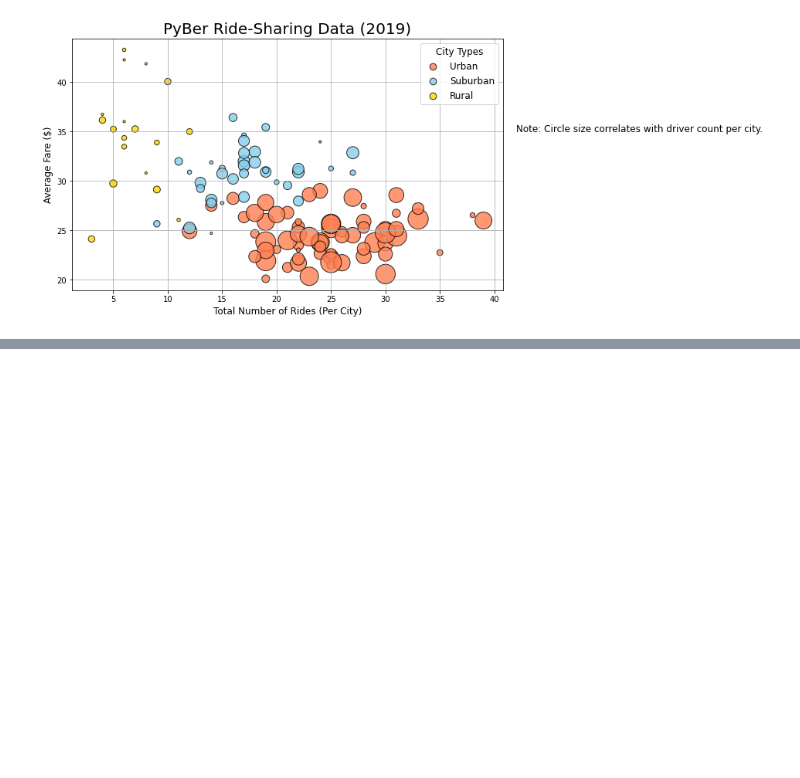
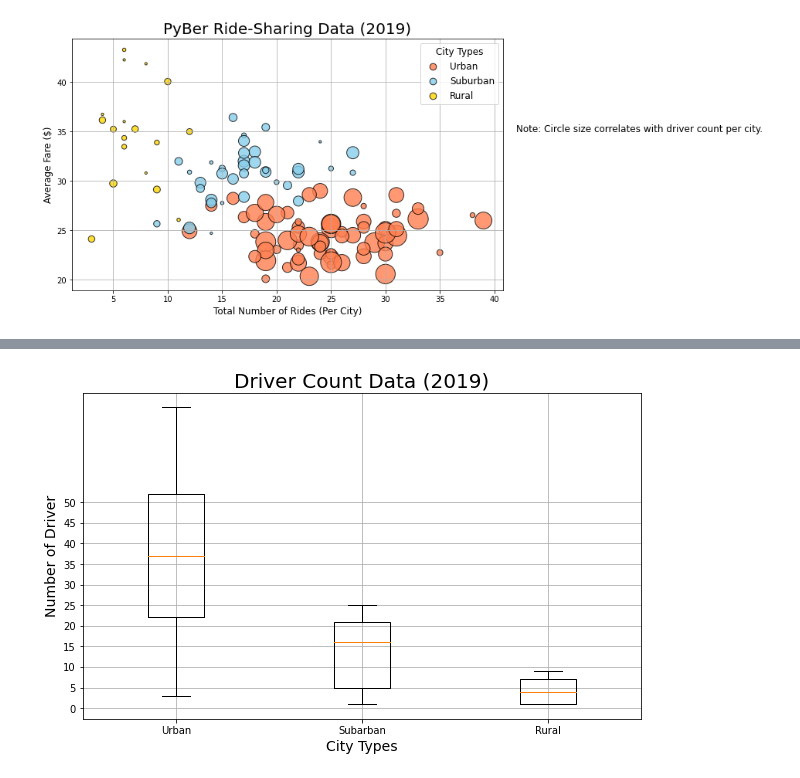
Before and after one commit to Komal77rao/PyBer_Analysis, a Jupyter notebook: PyBer.ipynb, the cells around one changed output, grey strips where cells are left out. Cells and saved outputs as stored; diff of their text form; code cells hidden in the pictures; blank space fills up the shorter version.

```diff
--- a/PyBer.ipynb
+++ b/PyBer.ipynb
@@ -244,0 +448,4 @@ plt.show()
+# %%
+# Get the driver count data from the urban cities.
+urban_drivers = urban_cities_df['driver_count']
+urban_drivers.head()
@@ -244,0 +472,2 @@ plt.show()
+# %%
+suburban_drivers = suburban_cities_df["driver_count"]
@@ -244,0 +487,2 @@ plt.show()
+# %%
+rural_drivers = rural_cities_df['driver_count']
@@ -244,0 +549,12 @@ plt.show()
+# %%
+x_labels2 = ["Urban", "Subarban", "Rural"]
+driver_count_data = [urban_drivers, suburban_drivers, rural_drivers]
+fig, ax =plt.subplots(figsize=(10,6))
+ax.boxplot(driver_count_data,labels= x_labels2)
+ax.set_xlabel("City Types", fontsize = 14)
+ax.set_ylabel("Number of Driver", fontsize = 14)
+ax.set_title("Driver Count Data (2019)", fontsize = 20)
+ax.set_yticks(np.arange(0,51, step = 5))
+ax.grid()
+# %% [output]
+[figure, added]
```
Also changed, not shown: parts of 27 cells of this notebook, 1 other file.
